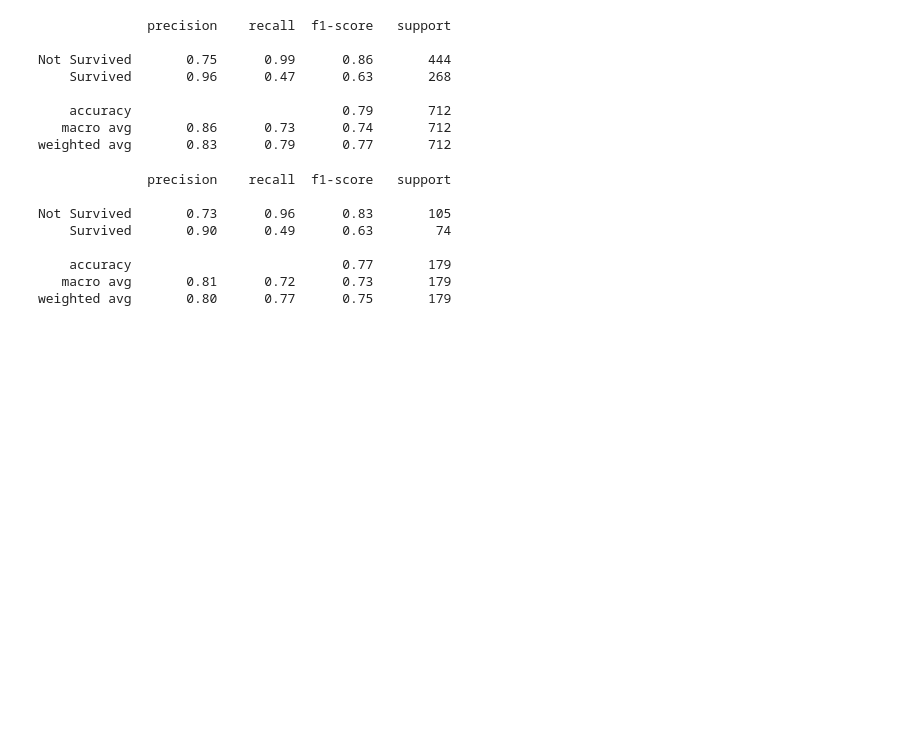
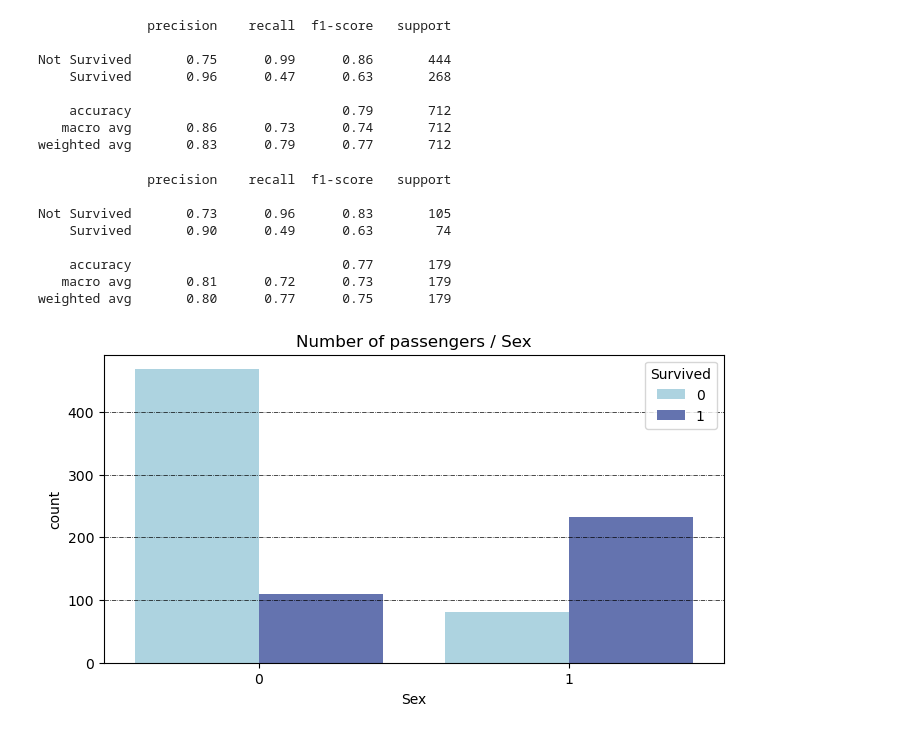
Before and after one commit to Kuba-8/titanic_problem_set, a Jupyter notebook: modularisation.ipynb, the cells around one changed output. Cells and saved outputs as stored; diff of their text form; code cells hidden in the pictures; blank space fills up the shorter version.

```diff
--- a/modularisation.ipynb
+++ b/modularisation.ipynb
@@ -171,3 +174,9 @@ Not Survived       0.73      0.96      0.83       105
     accuracy                           0.77       179
    macro avg       0.81      0.72      0.73       179
 weighted avg       0.80      0.77      0.75       179
+# %%
+# Set color palette
+
+plot_count_pairs(train_df,  "Sex", "Sex", hue="Survived")
+# %% [output]
+[figure, added]
```
Also changed, not shown: parts of 8 cells of this notebook, 8 other files.
